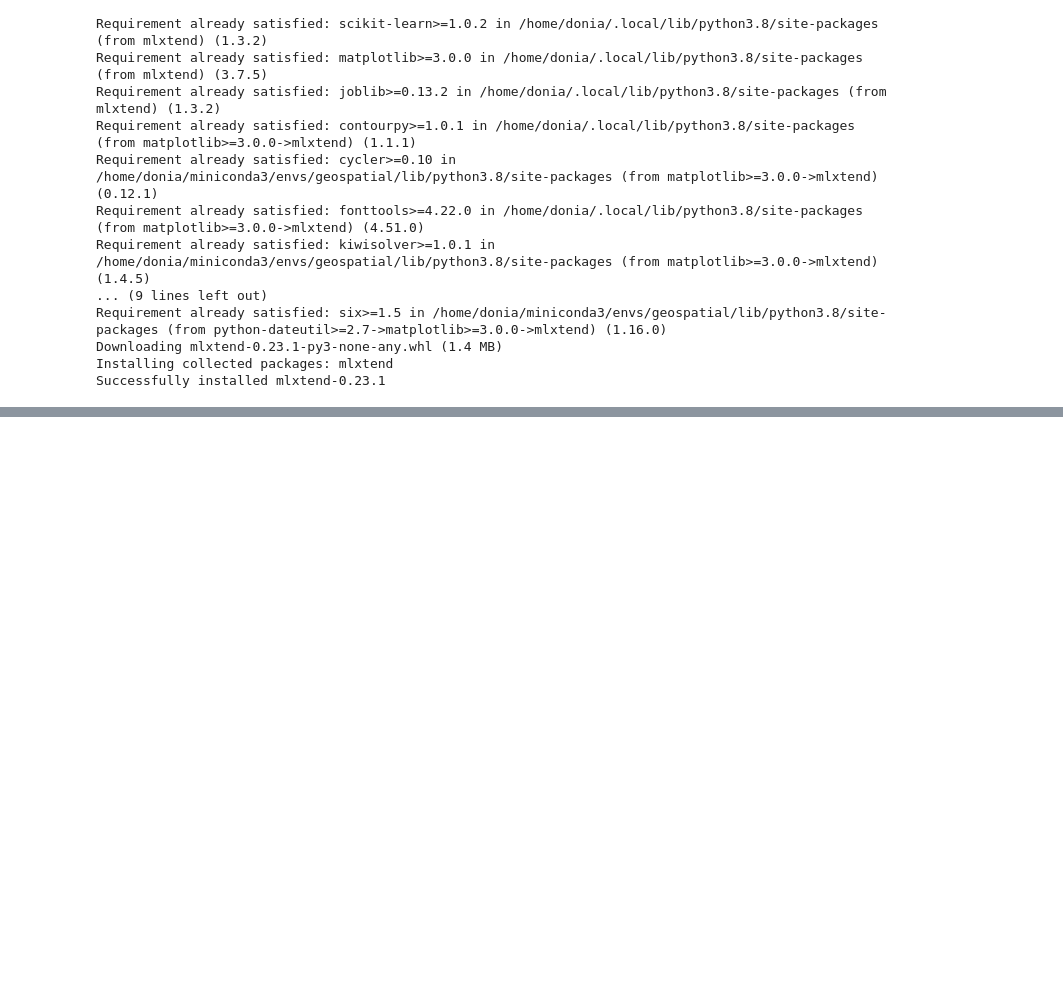
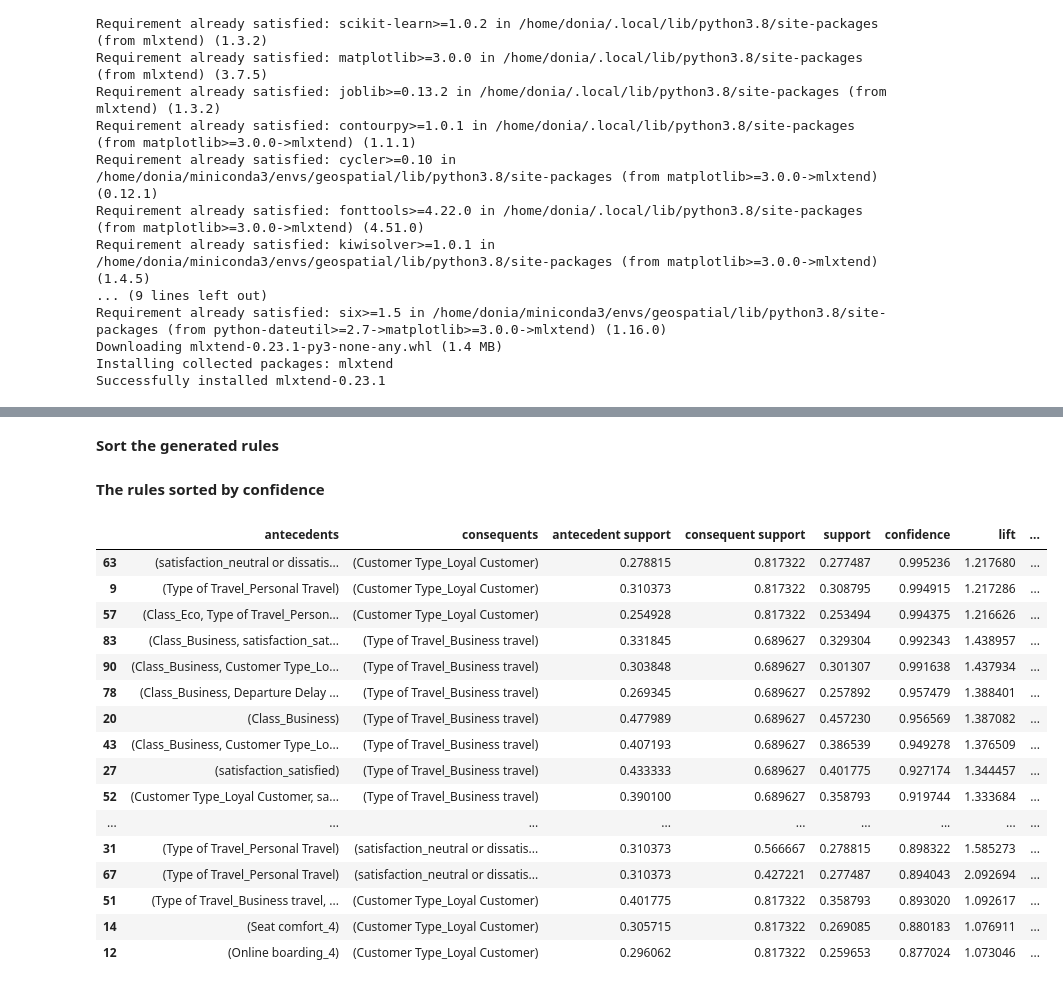
Before and after one commit to hebaashraf21/Airline_Passenger_Satisfaction_Prediction, a Jupyter notebook: code/assocciation_rules.ipynb, the cells around one changed output, grey strips where cells are left out. Saved outputs shown, nothing was run; the diff lists cells and outputs as text; code cells hidden in the pictures; blank space fills up the shorter version.

```diff
--- a/code/assocciation_rules.ipynb
+++ b/code/assocciation_rules.ipynb
@@ -100,0 +84,29 @@ rules
+# %% [markdown]
+**Sort the generated rules**
+# %%
+# Sort the association rules based on confidence and lift
+sorted_rules_confidence = rules.sort_values(by='confidence', ascending=False)
+sorted_rules_lift = rules.sort_values(by='lift', ascending=False)
+sorted_rules_support = rules.sort_values(by='support', ascending=False)
+# %% [markdown]
+**The rules sorted by confidence**
+# %%
+sorted_rules_confidence.head(20)
+# %% [output]
+|  | antecedents | consequents | antecedent support | consequent support | support | confidence | lift | ... |
+| 63 | (satisfaction_neutral or dissatis... | (Customer Type_Loyal Customer) | 0.278815 | 0.817322 | 0.277487 | 0.995236 | 1.217680 | ... |
+| 9 | (Type of Travel_Personal Travel) | (Customer Type_Loyal Customer) | 0.310373 | 0.817322 | 0.308795 | 0.994915 | 1.217286 | ... |
+| 57 | (Class_Eco, Type of Travel_Person... | (Customer Type_Loyal Customer) | 0.254928 | 0.817322 | 0.253494 | 0.994375 | 1.216626 | ... |
+| 83 | (Class_Business, satisfaction_sat... | (Type of Travel_Business travel) | 0.331845 | 0.689627 | 0.329304 | 0.992343 | 1.438957 | ... |
+| 90 | (Class_Business, Customer Type_Lo... | (Type of Travel_Business travel) | 0.303848 | 0.689627 | 0.301307 | 0.991638 | 1.437934 | ... |
+| 78 | (Class_Business, Departure Delay ... | (Type of Travel_Business travel) | 0.269345 | 0.689627 | 0.257892 | 0.957479 | 1.388401 | ... |
+| 20 | (Class_Business) | (Type of Travel_Business travel) | 0.477989 | 0.689627 | 0.457230 | 0.956569 | 1.387082 | ... |
+| 43 | (Class_Business, Customer Type_Lo... | (Type of Travel_Business travel) | 0.407193 | 0.689627 | 0.386539 | 0.949278 | 1.376509 | ... |
+| 27 | (satisfaction_satisfied) | (Type of Travel_Business travel) | 0.433333 | 0.689627 | 0.401775 | 0.927174 | 1.344457 | ... |
+| 52 | (Customer Type_Loyal Customer, sa... | (Type of Travel_Business travel) | 0.390100 | 0.689627 | 0.358793 | 0.919744 | 1.333684 | ... |
+| ... | ... | ... | ... | ... | ... | ... | ... | ... |
+| 31 | (Type of Travel_Personal Travel) | (satisfaction_neutral or dissatis... | 0.310373 | 0.566667 | 0.278815 | 0.898322 | 1.585273 | ... |
+| 67 | (Type of Travel_Personal Travel) | (satisfaction_neutral or dissatis... | 0.310373 | 0.427221 | 0.277487 | 0.894043 | 2.092694 | ... |
+| 51 | (Type of Travel_Business travel, ... | (Customer Type_Loyal Customer) | 0.401775 | 0.817322 | 0.358793 | 0.893020 | 1.092617 | ... |
+| 14 | (Seat comfort_4) | (Customer Type_Loyal Customer) | 0.305715 | 0.817322 | 0.269085 | 0.880183 | 1.076911 | ... |
+| 12 | (Online boarding_4) | (Customer Type_Loyal Customer) | 0.296062 | 0.817322 | 0.259653 | 0.877024 | 1.073046 | ... |
```
Also changed, not shown: parts of 22 cells of this notebook.
